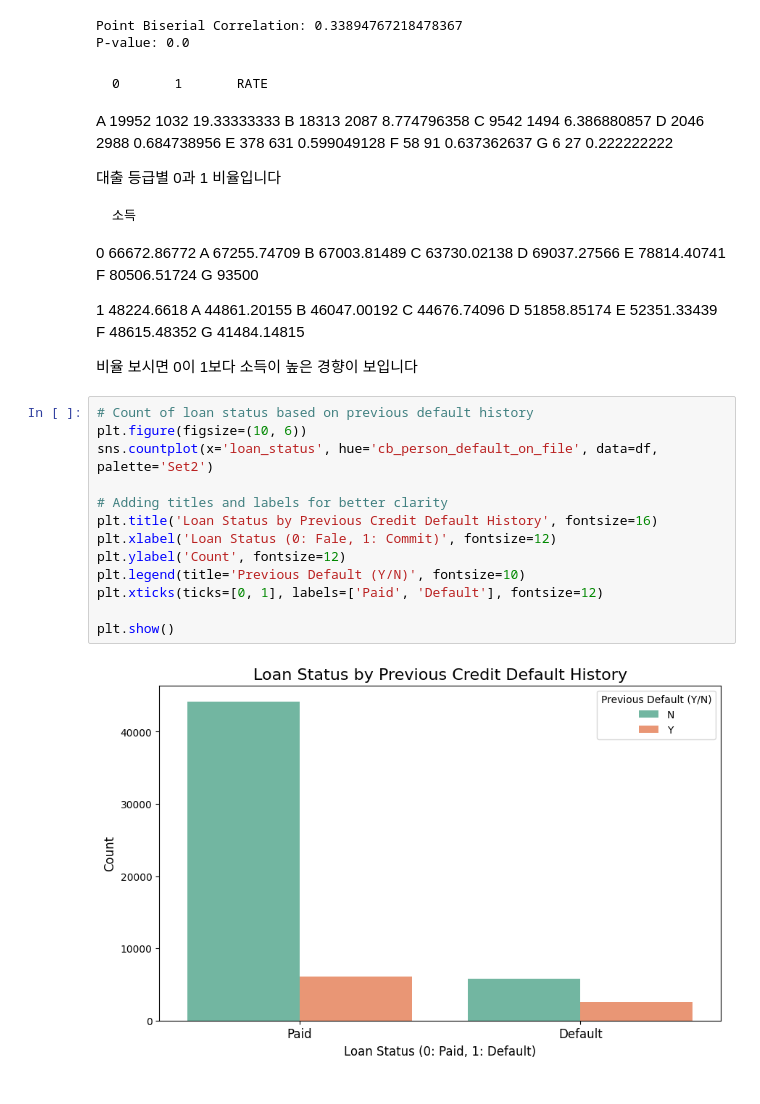
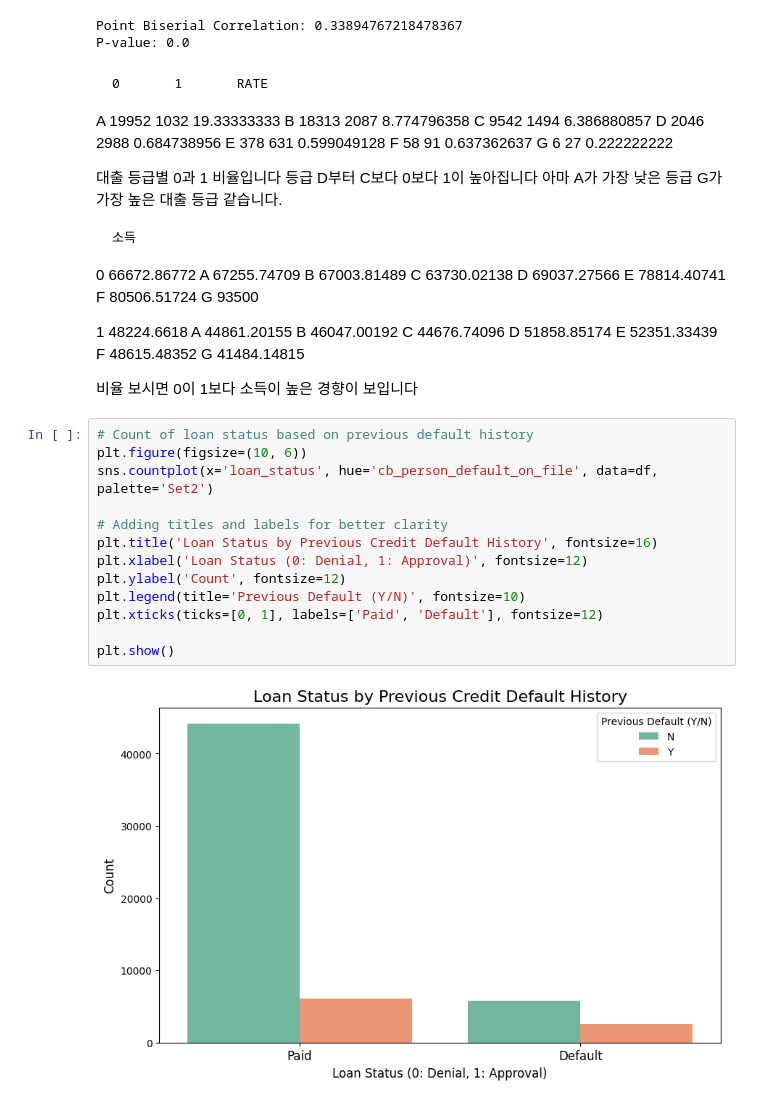
Before and after one commit to DevCorse-04/Devcourse4-3TP-DA, a Jupyter notebook: lkm_eda.ipynb, the cells around one changed output. Cells and saved outputs as stored; diff of their text form.

```diff
--- a/lkm_eda.ipynb
+++ b/lkm_eda.ipynb
@@ -119,6 +122,8 @@ F	58	    91	    0.637362637
 G	6	    27	    0.222222222
 
 대출 등급별 0과 1 비율입니다
+등급 D부터 C보다 0보다 1이 높아집니다
+아마 A가 가장 낮은 등급 G가 가장 높은 대출 등급 같습니다.
 
     소득
 0	66672.86772
@@ -143,15 +148,15 @@ G	41484.14815
 # %%
 # Count of loan status based on previous default history
 plt.figure(figsize=(10, 6))
 sns.countplot(x='loan_status', hue='cb_person_default_on_file', data=df, palette='Set2')
 
 # Adding titles and labels for better clarity
 plt.title('Loan Status by Previous Credit Default History', fontsize=16)
-plt.xlabel('Loan Status (0: Fale, 1: Commit)', fontsize=12)
+plt.xlabel('Loan Status (0: Denial, 1: Approval)', fontsize=12)
 plt.ylabel('Count', fontsize=12)
 plt.legend(title='Previous Default (Y/N)', fontsize=10)
 plt.xticks(ticks=[0, 1], labels=['Paid', 'Default'], fontsize=12)
 
 plt.show()
 # %% [output]
-[figure, old version]
+[figure, new version]
```
Also changed, not shown: parts of 1 cell of this notebook, 1 other file.
